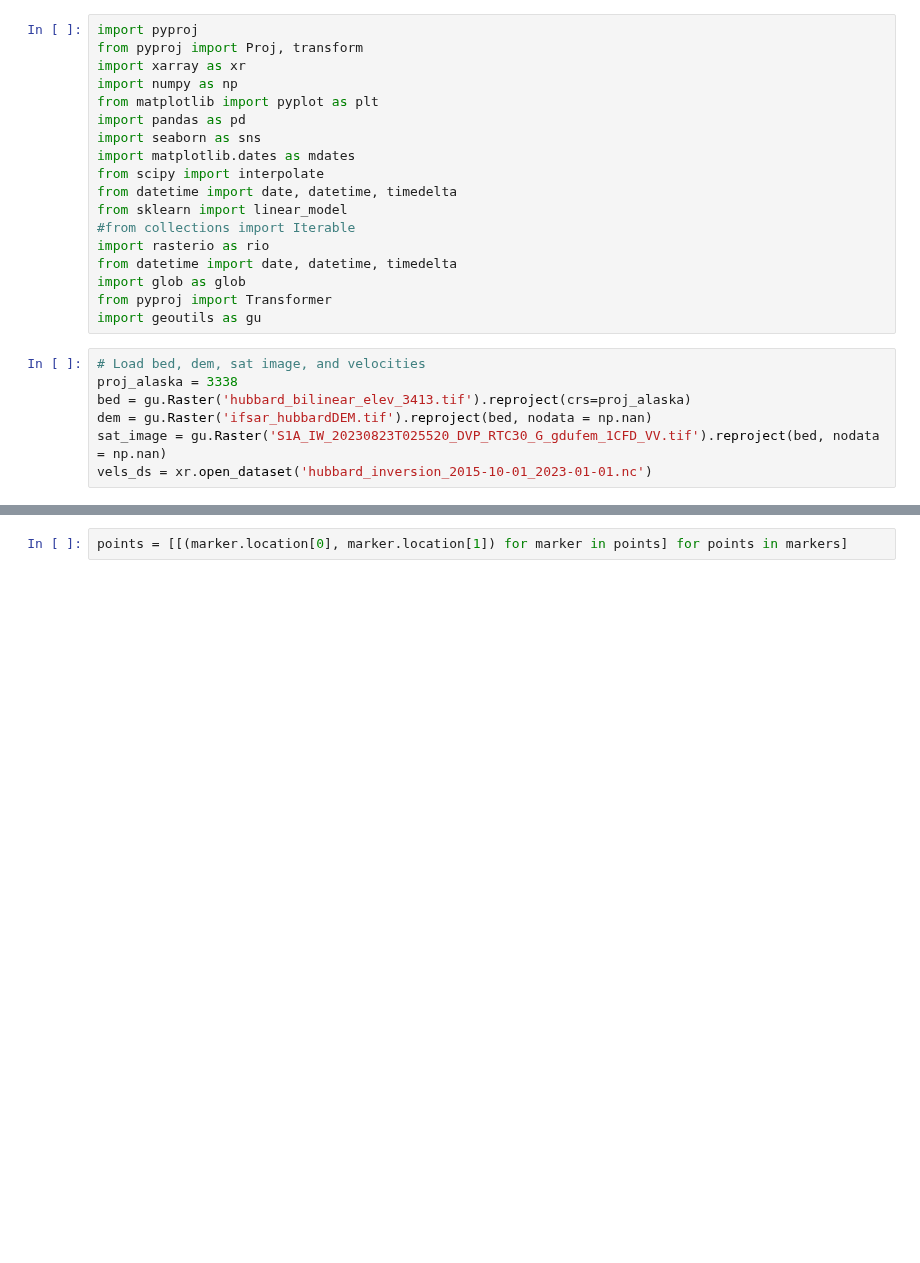
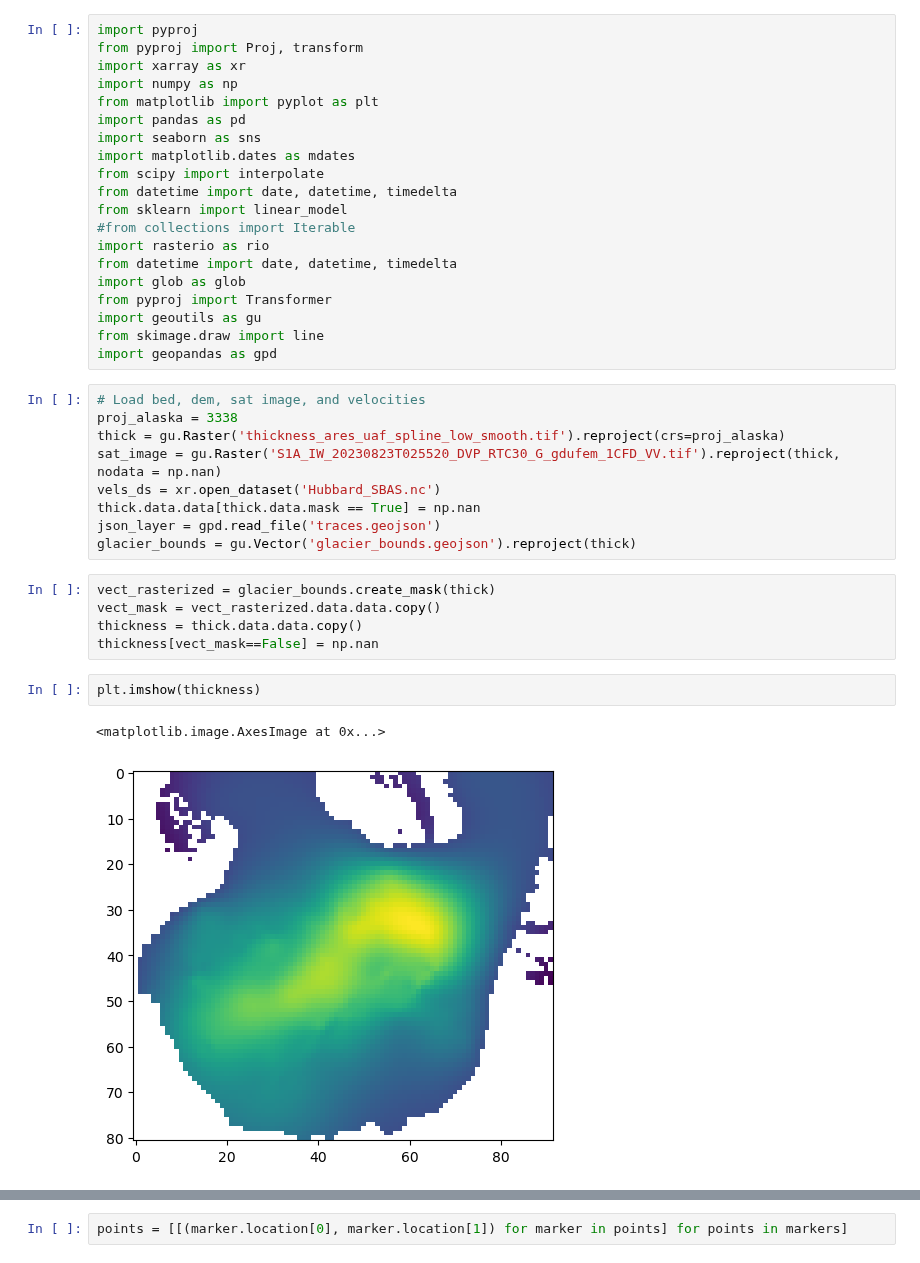
Before and after one commit to pohlan/Hubbard2024, a Jupyter notebook: Fluxgate/Fluxgate.ipynb, the cells around one changed output, grey strips where cells are left out. Cells and saved outputs as stored; diff of their text form; blank space fills up the shorter version.

```diff
--- a/Fluxgate/Fluxgate.ipynb
+++ b/Fluxgate/Fluxgate.ipynb
@@ -37,10 +37,24 @@ from datetime import date, datetime, timedelta
 import glob as glob
 from pyproj import Transformer
 import geoutils as gu
+from skimage.draw import line
+import geopandas as gpd
 # %%
 # Load bed, dem, sat image, and velocities
 proj_alaska = 3338
-bed = gu.Raster('hubbard_bilinear_elev_3413.tif').reproject(crs=proj_alaska)
-dem = gu.Raster('ifsar_hubbardDEM.tif').reproject(bed, nodata = np.nan)
-sat_image = gu.Raster('S1A_IW_20230823T025520_DVP_RTC30_G_gdufem_1CFD_VV.tif').reproject(bed, nodata = np.nan)
-vels_ds = xr.open_dataset('hubbard_inversion_2015-10-01_2023-01-01.nc')
+thick = gu.Raster('thickness_ares_uaf_spline_low_smooth.tif').reproject(crs=proj_alaska)
+sat_image = gu.Raster('S1A_IW_20230823T025520_DVP_RTC30_G_gdufem_1CFD_VV.tif').reproject(thick, nodata = np.nan)
+vels_ds = xr.open_dataset('Hubbard_SBAS.nc')
+thick.data.data[thick.data.mask == True] = np.nan
+json_layer = gpd.read_file('traces.geojson')
+glacier_bounds = gu.Vector('glacier_bounds.geojson').reproject(thick)
+# %%
+vect_rasterized = glacier_bounds.create_mask(thick)
+vect_mask = vect_rasterized.data.data.copy()
+thickness = thick.data.data.copy()
+thickness[vect_mask==False] = np.nan
+# %%
+plt.imshow(thickness)
+# %% [output]
+<matplotlib.image.AxesImage at 0x...>
+[figure, added]
```
Also changed, not shown: parts of 15 cells of this notebook.
